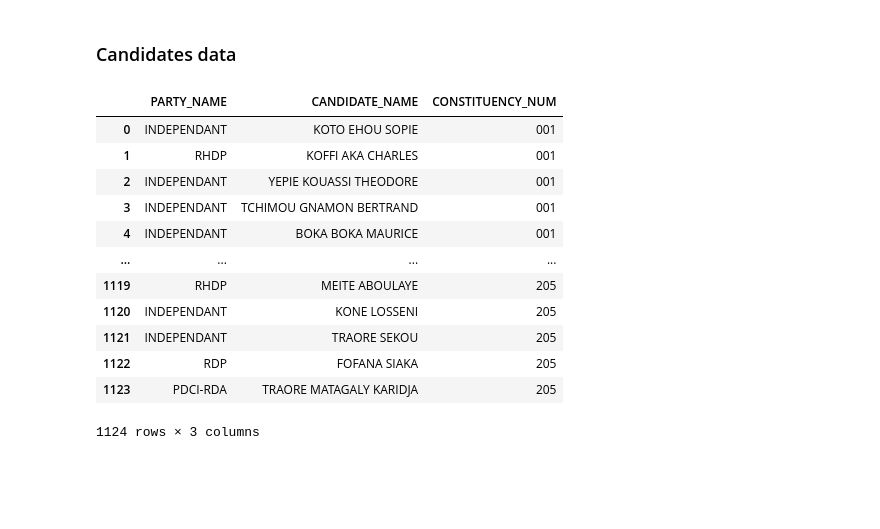
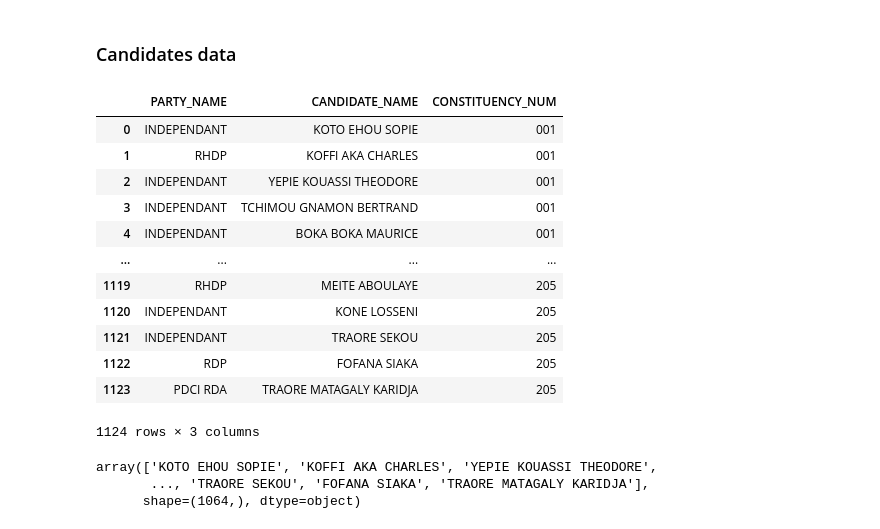
Before and after one commit to dric2018/chat-app, a Jupyter notebook: notebooks/pdf_data_extraction.ipynb, the cells around one changed output. Cells and saved outputs as stored; diff of their text form; code cells hidden in the pictures; blank space fills up the shorter version.

```diff
--- a/notebooks/pdf_data_extraction.ipynb
+++ b/notebooks/pdf_data_extraction.ipynb
@@ -479,20 +500,29 @@ party_data.to_parquet(osp.join(CFG.PROCESSED_DATA_DIR, "parties.parquet"), index
 # %%
 candidates = df[
     ["PARTY_NAME","CANDIDATE_NAME", "CONSTITUENCY_NUM"]
 ].drop_duplicates().reset_index(drop=True)
 
+candidates["PARTY_NAME"] = candidates["PARTY_NAME"].apply(lambda p: normalize_text(p, remove_punctuation=True, lowercase=False))
+candidates["CANDIDATE_NAME"] = candidates["CANDIDATE_NAME"].apply(lambda p: normalize_text(p, remove_punctuation=True, lowercase=False))
+
 candidates
 # %% [output]
 |  | PARTY_NAME | CANDIDATE_NAME | CONSTITUENCY_NUM |
 | 0 | INDEPENDANT | KOTO EHOU SOPIE | 001 |
 | 1 | RHDP | KOFFI AKA CHARLES | 001 |
 | 2 | INDEPENDANT | YEPIE KOUASSI THEODORE | 001 |
 | 3 | INDEPENDANT | TCHIMOU GNAMON BERTRAND | 001 |
 | 4 | INDEPENDANT | BOKA BOKA MAURICE | 001 |
 | ... | ... | ... | ... |
 | 1119 | RHDP | MEITE ABOULAYE | 205 |
 | 1120 | INDEPENDANT | KONE LOSSENI | 205 |
 | 1121 | INDEPENDANT | TRAORE SEKOU | 205 |
 | 1122 | RDP | FOFANA SIAKA | 205 |
-| 1123 | PDCI-RDA | TRAORE MATAGALY KARIDJA | 205 |
+| 1123 | PDCI RDA | TRAORE MATAGALY KARIDJA | 205 |
 1124 rows × 3 columns
+# %%
+candidates.CANDIDATE_NAME.unique()
+# %% [output]
+array(['KOTO EHOU SOPIE', 'KOFFI AKA CHARLES', 'YEPIE KOUASSI THEODORE',
+       ..., 'TRAORE SEKOU', 'FOFANA SIAKA', 'TRAORE MATAGALY KARIDJA'],
+      shape=(1064,), dtype=object)
```
Also changed, not shown: parts of 9 cells of this notebook, 7 other files.
